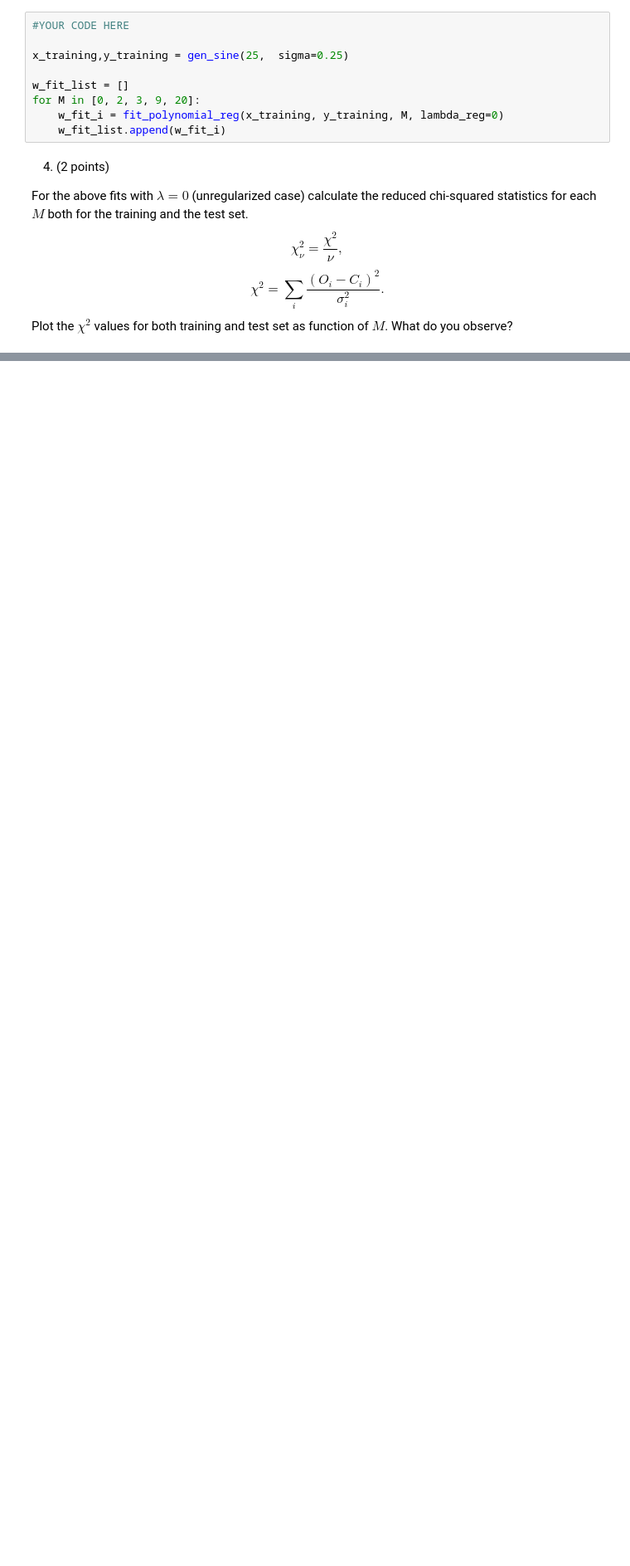
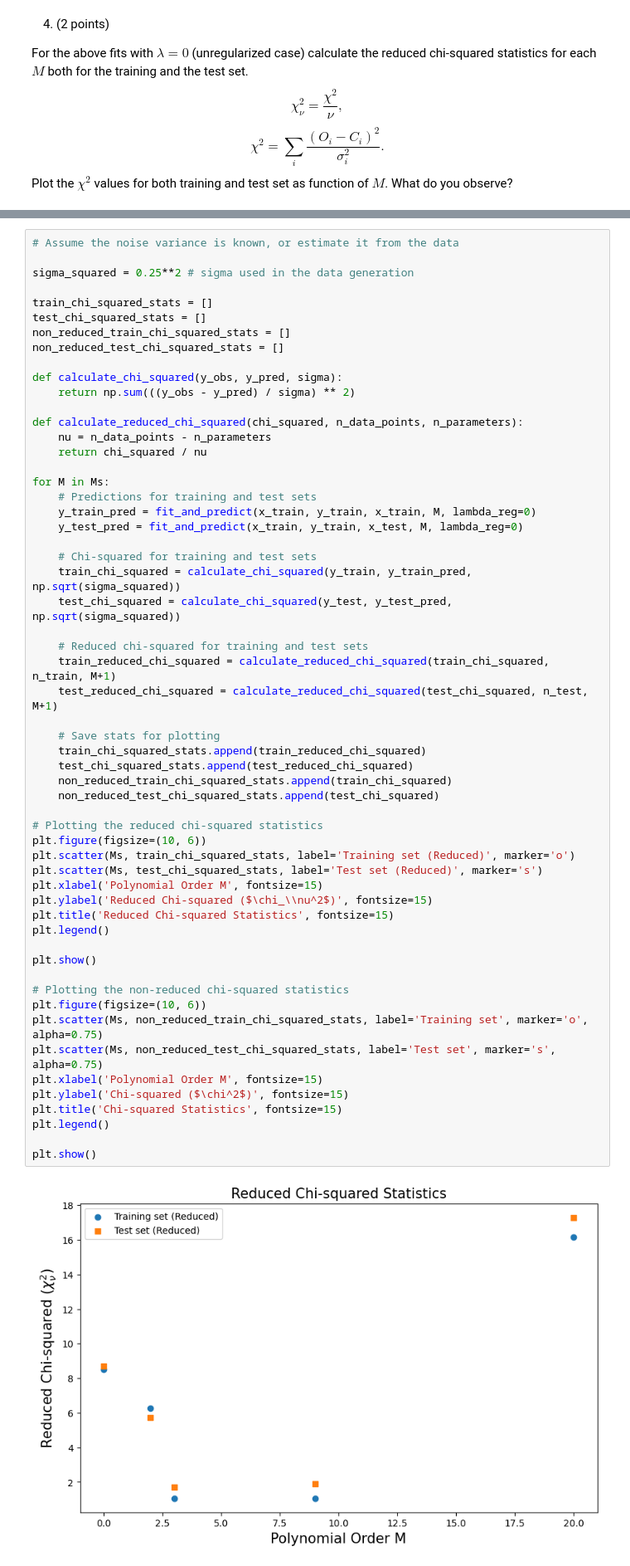
Before and after one commit to afinemax/machine_learning_2024, a Jupyter notebook: hw/ML4PhA_2024_Exercise_sheet_2.ipynb, the cells around one changed output, grey strips where cells are left out. Shown: that part at 83% size. Saved outputs shown, nothing was run; the diff lists cells and outputs as text; blank space fills up the shorter version.

```diff
--- a/hw/ML4PhA_2024_Exercise_sheet_2.ipynb
+++ b/hw/ML4PhA_2024_Exercise_sheet_2.ipynb
@@ -412,12 +415,3 @@ plt.show()
-# %%
-#YOUR CODE HERE
-
-x_training,y_training = gen_sine(25,  sigma=0.25)
-
-w_fit_list = []
-for M in [0, 2, 3, 9, 20]:
-    w_fit_i = fit_polynomial_reg(x_training, y_training, M, lambda_reg=0)
-    w_fit_list.append(w_fit_i)
 # %% [markdown]
 4. (2 points)
 
@@ -435,0 +426,59 @@ Plot the $\chi^2$ values for both training and test set as function of $M$. What
+# %%
+# Assume the noise variance is known, or estimate it from the data
+
+sigma_squared = 0.25**2 # sigma used in the data generation
+
+train_chi_squared_stats = []
+test_chi_squared_stats = []
+non_reduced_train_chi_squared_stats = []
+non_reduced_test_chi_squared_stats = []
+
+def calculate_chi_squared(y_obs, y_pred, sigma):
+    return np.sum(((y_obs - y_pred) / sigma) ** 2)
+
+def calculate_reduced_chi_squared(chi_squared, n_data_points, n_parameters):
+    nu = n_data_points - n_parameters
+    return chi_squared / nu
+
+for M in Ms:
+    # Predictions for training and test sets
+    y_train_pred = fit_and_predict(x_train, y_train, x_train, M, lambda_reg=0)
+    y_test_pred = fit_and_predict(x_train, y_train, x_test, M, lambda_reg=0)
+
+    # Chi-squared for training and test sets
+    train_chi_squared = calculate_chi_squared(y_train, y_train_pred, np.sqrt(sigma_squared))
+    test_chi_squared = calculate_chi_squared(y_test, y_test_pred, np.sqrt(sigma_squared))
+
+    # Reduced chi-squared for training and test sets
+    train_reduced_chi_squared = calculate_reduced_chi_squared(train_chi_squared, n_train, M+1)
+    test_reduced_chi_squared = calculate_reduced_chi_squared(test_chi_squared, n_test, M+1)
+
+    # Save stats for plotting
+    train_chi_squared_stats.append(train_reduced_chi_squared)
+    test_chi_squared_stats.append(test_reduced_chi_squared)
+    non_reduced_train_chi_squared_stats.append(train_chi_squared)
+    non_reduced_test_chi_squared_stats.append(test_chi_squared)
+
+# Plotting the reduced chi-squared statistics
+plt.figure(figsize=(10, 6))
+plt.scatter(Ms, train_chi_squared_stats, label='Training set (Reduced)', marker='o')
+plt.scatter(Ms, test_chi_squared_stats, label='Test set (Reduced)', marker='s')
+plt.xlabel('Polynomial Order M', fontsize=15)
+plt.ylabel('Reduced Chi-squared ($\chi_\\nu^2$)', fontsize=15)
+plt.title('Reduced Chi-squared Statistics', fontsize=15)
+plt.legend()
+
+plt.show()
+
+# Plotting the non-reduced chi-squared statistics
+plt.figure(figsize=(10, 6))
+plt.scatter(Ms, non_reduced_train_chi_squared_stats, label='Training set', marker='o', alpha=0.75)
+plt.scatter(Ms, non_reduced_test_chi_squared_stats, label='Test set', marker='s', alpha=0.75)
+plt.xlabel('Polynomial Order M', fontsize=15)
+plt.ylabel('Chi-squared ($\chi^2$)', fontsize=15)
+plt.title('Chi-squared Statistics', fontsize=15)
+plt.legend()
+
+plt.show()
+# %% [output]
+[figure, added]
```
Also changed, not shown: parts of 14 cells of this notebook.
